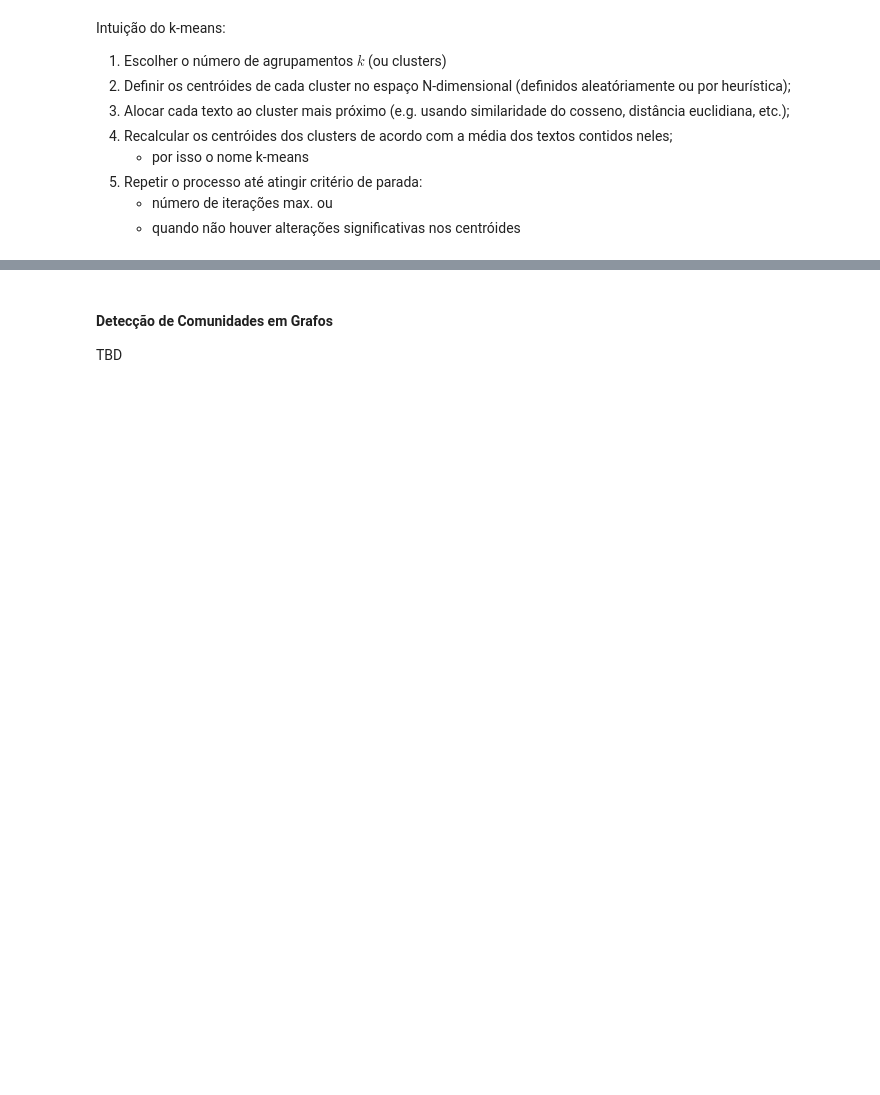
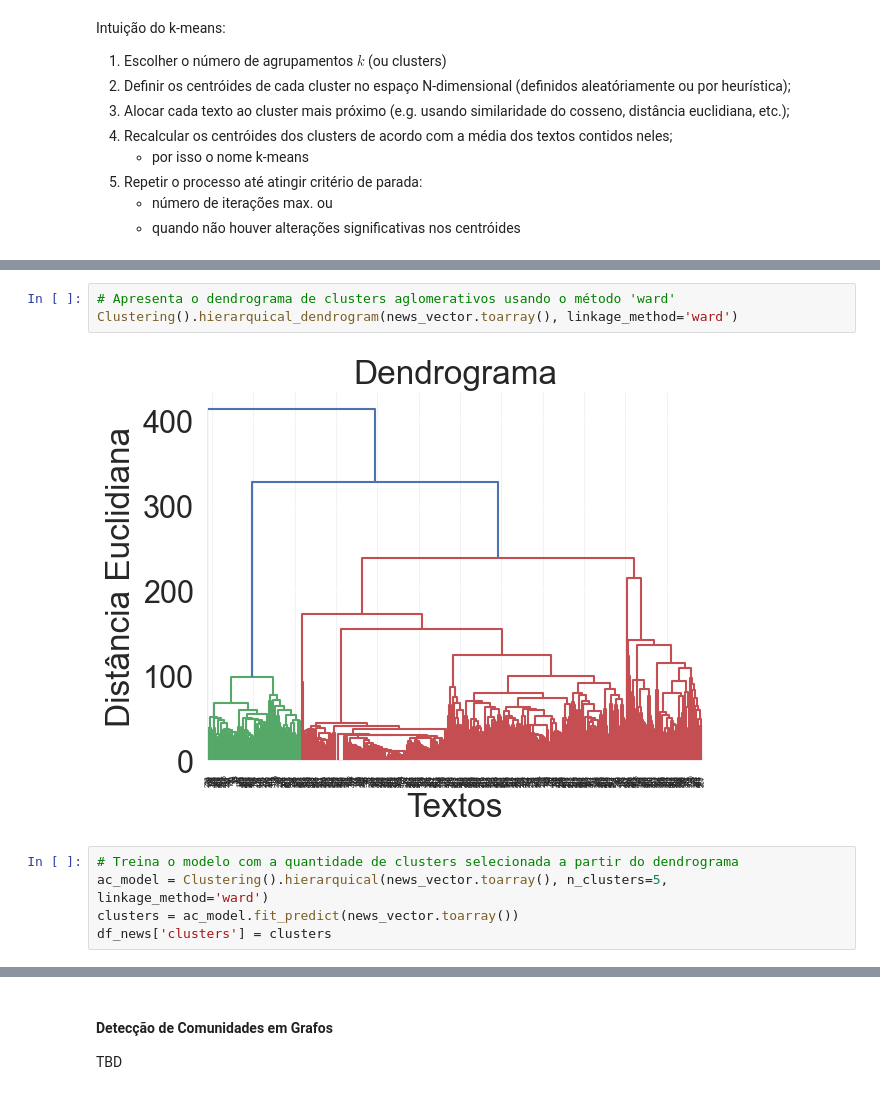
Before and after one commit to webmedia2022-nlp/course-code, a Jupyter notebook: NLP_WebMedia2022.ipynb, the cells around one changed output, grey strips where cells are left out. Saved outputs shown, nothing was run; the diff lists cells and outputs as text; blank space fills up the shorter version.

```diff
--- a/NLP_WebMedia2022.ipynb
+++ b/NLP_WebMedia2022.ipynb
@@ -1281,0 +1382,10 @@ TBD
+# %%
+# Apresenta o dendrograma de clusters aglomerativos usando o método 'ward'
+Clustering().hierarquical_dendrogram(news_vector.toarray(), linkage_method='ward')
+# %% [output]
+[figure, added]
+# %%
+# Treina o modelo com a quantidade de clusters selecionada a partir do dendrograma
+ac_model = Clustering().hierarquical(news_vector.toarray(), n_clusters=5, linkage_method='ward')
+clusters = ac_model.fit_predict(news_vector.toarray())
+df_news['clusters'] = clusters
```
Also changed, not shown: parts of 26 cells of this notebook, 6 other files.
